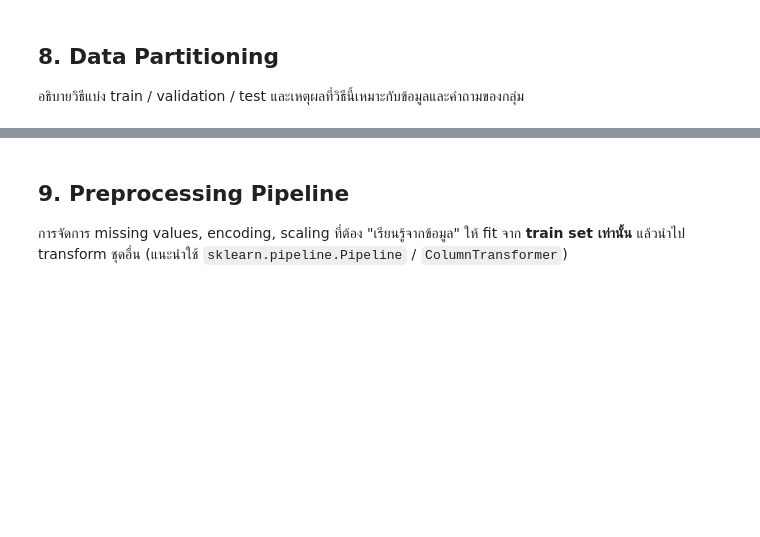
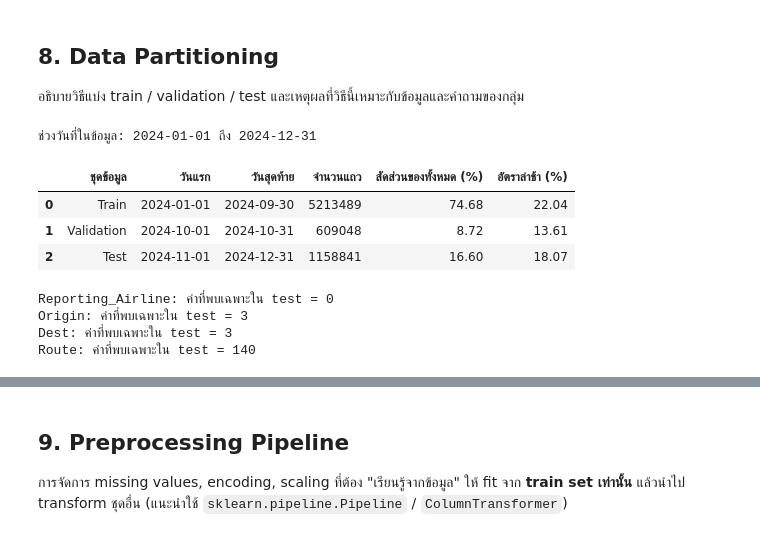
Before and after one commit to prapakronmu/project2_bigdata-G4, a Jupyter notebook: GROUP4_MiniProject_Part2_BigData_ML.ipynb, the cells around one changed output, grey strips where cells are left out. Saved outputs shown, nothing was run; the diff lists cells and outputs as text; code cells hidden in the pictures; blank space fills up the shorter version.

```diff
--- a/GROUP4_MiniProject_Part2_BigData_ML.ipynb
+++ b/GROUP4_MiniProject_Part2_BigData_ML.ipynb
@@ -116,0 +814,19 @@ Dowload : https://www.transtats.bts.gov/DL_SelectFields.aspx?QO_fu146_anzr=b0-gv
+# %%
+#5.3 — ข้อมูลซ้ำ
+
+# เหตุผล: ข้อมูลไม่มีรหัสเที่ยวบินเฉพาะ จึงลบเฉพาะแถวที่ซ้ำ "ทุกคอลัมน์" (ซ้ำแน่นอนที่สุด)
+# เพราะแถวซ้ำทำให้ข้อมูลรั่วข้าม train/test และถ่วงน้ำหนักบางเที่ยวบินเกินจริง
+# ส่วนคีย์ธุรกิจซ้ำ (ไม่มีเลขเที่ยวบิน) แค่รายงานไม่ลบ เพราะอาจเป็นคนละเที่ยวบินจริง
+before = len(clean)
+if DROP_FULL_ROW_DUPLICATES:
+    clean = clean.drop_duplicates(keep='first')
+log('5.3a ซ้ำทุกคอลัมน์', before, len(clean), 0, f'DROP_FULL_ROW_DUPLICATES={DROP_FULL_ROW_DUPLICATES}')
+
+key_cols = [C[k] for k in ('date', 'airline', 'flno', 'origin', 'dest', 'crs_dep') if k in C]
+if 'flno' in C:
+    before = len(clean)
+    clean = clean.drop_duplicates(subset=key_cols, keep='first')
+    log('5.3b ซ้ำตามคีย์ธุรกิจ', before, len(clean), 0, 'มีเลขเที่ยวบิน จึงลบได้อย่างมั่นใจ')
+else:
+    n_susp = int(clean.duplicated(subset=key_cols).sum())
+    print(f"[5.3b] ไม่มีเลขเที่ยวบิน → พบแถวต้องสงสัย {n_susp:,} แถว: เก็บไว้ ไม่ลบ")
@@ -144,0 +1786,48 @@ Dowload : https://www.transtats.bts.gov/DL_SelectFields.aspx?QO_fu146_anzr=b0-gv
+# %%
+# Partition data แบ่ง Train / Validation / Test ตามลำดับเวลา
+
+date_min, date_max = df["FlightDate"].min(), df["FlightDate"].max()
+print(f"\nช่วงวันที่ในข้อมูล: {date_min.date()} ถึง {date_max.date()}")
+
+TRAIN_END = pd.Timestamp("2024-09-30")   # Train: ม.ค.–ก.ย.
+VAL_END   = pd.Timestamp("2024-10-31")   # Validation: ต.ค. (ใช้ tuning)
+                                         # Test: พ.ย.–ธ.ค.
+assert date_min <= TRAIN_END < VAL_END < date_max
+
+is_train = df["FlightDate"] <= TRAIN_END
+is_val   = (df["FlightDate"] > TRAIN_END) & (df["FlightDate"] <= VAL_END)
+is_test  = df["FlightDate"] > VAL_END
+
+X_train, y_train = X[is_train], y[is_train]
+X_val,   y_val   = X[is_val],   y[is_val]
+X_test,  y_test  = X[is_test],  y[is_test]
+
+# ตรวจว่าไม่ซ้อนทับและครบทุกแถว
+assert is_train.sum() + is_val.sum() + is_test.sum() == len(df)
+assert df.loc[is_train, "FlightDate"].max() < df.loc[is_val, "FlightDate"].min()
+assert df.loc[is_val, "FlightDate"].max() < df.loc[is_test, "FlightDate"].min()
+
+summary = pd.DataFrame({
+    "ชุดข้อมูล": ["Train", "Validation", "Test"],
+    "วันแรก":  [df.loc[m, "FlightDate"].min().date() for m in (is_train, is_val, is_test)],
+    "วันสุดท้าย": [df.loc[m, "FlightDate"].max().date() for m in (is_train, is_val, is_test)],
+    "จำนวนแถว": [m.sum() for m in (is_train, is_val, is_test)],
+    "สัดส่วนของทั้งหมด (%)": [round(m.sum() / len(df) * 100, 2) for m in (is_train, is_val, is_test)],
+    "อัตราล่าช้า (%)": [round(yy.mean() * 100, 2) for yy in (y_train, y_val, y_test)],
+})
+display(summary)
+
+# ตรวจ category ที่อยู่ใน test แต่ไม่เคยอยู่ใน train (ผลต่อ encoding ในหัวข้อ 9)
+for c in ["Reporting_Airline", "Origin", "Dest", "Route"]:
+    unseen = set(X_test[c].astype(str).unique()) - set(X_train[c].astype(str).unique())
+    print(f"{c}: ค่าที่พบเฉพาะใน test = {len(unseen)}")
+# %% [output]
+ช่วงวันที่ในข้อมูล: 2024-01-01 ถึง 2024-12-31
+|  | ชุดข้อมูล | วันแรก | วันสุดท้าย | จำนวนแถว | สัดส่วนของทั้งหมด (%) | อัตราล่าช้า (%) |
+| 0 | Train | 2024-01-01 | 2024-09-30 | 5213489 | 74.68 | 22.04 |
+| 1 | Validation | 2024-10-01 | 2024-10-31 | 609048 | 8.72 | 13.61 |
+| 2 | Test | 2024-11-01 | 2024-12-31 | 1158841 | 16.60 | 18.07 |
+Reporting_Airline: ค่าที่พบเฉพาะใน test = 0
+Origin: ค่าที่พบเฉพาะใน test = 3
+Dest: ค่าที่พบเฉพาะใน test = 3
+Route: ค่าที่พบเฉพาะใน test = 140
```
Also changed, not shown: parts of 70 cells of this notebook.
